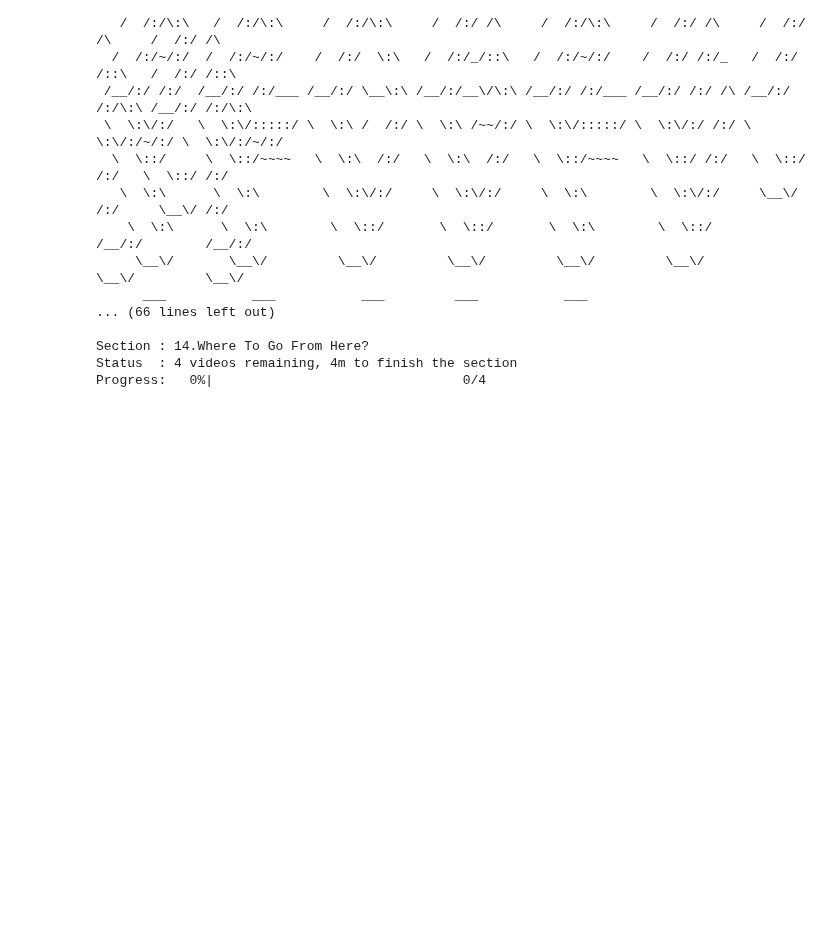
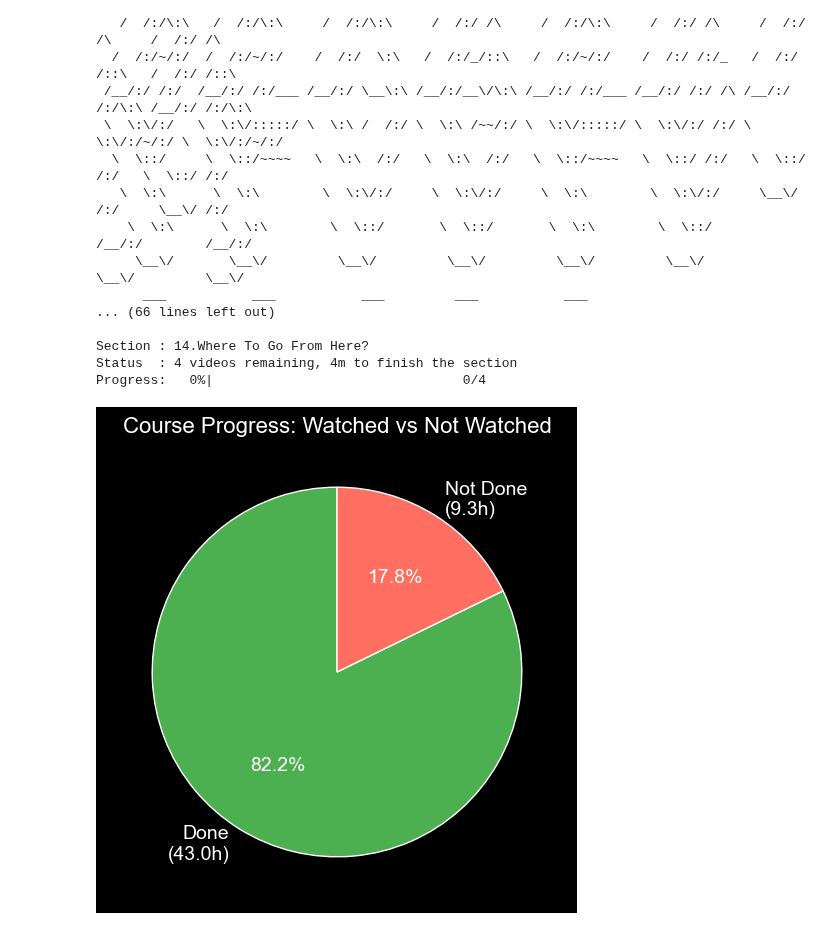
Before and after one commit to ridamansour/PyTorchLearning, a Jupyter notebook: 09_pytorch_model_deployment.ipynb, the cells around one changed output. Drawn from its saved outputs; the diff is of its cells as text; code cells hidden in the pictures; blank space fills up the shorter version.

```diff
--- a/09_pytorch_model_deployment.ipynb
+++ b/09_pytorch_model_deployment.ipynb
@@ -36,3 +257,7 @@ progress_report_print()
 Section : 14.Where To Go From Here?
 Status  : 4 videos remaining, 4m to finish the section
 Progress:   0%|                                0/4
+# %%
+progress_pie_chart()
+# %% [output]
+[figure, added]
```
Also changed, not shown: parts of 24 cells of this notebook, 1 other file.
